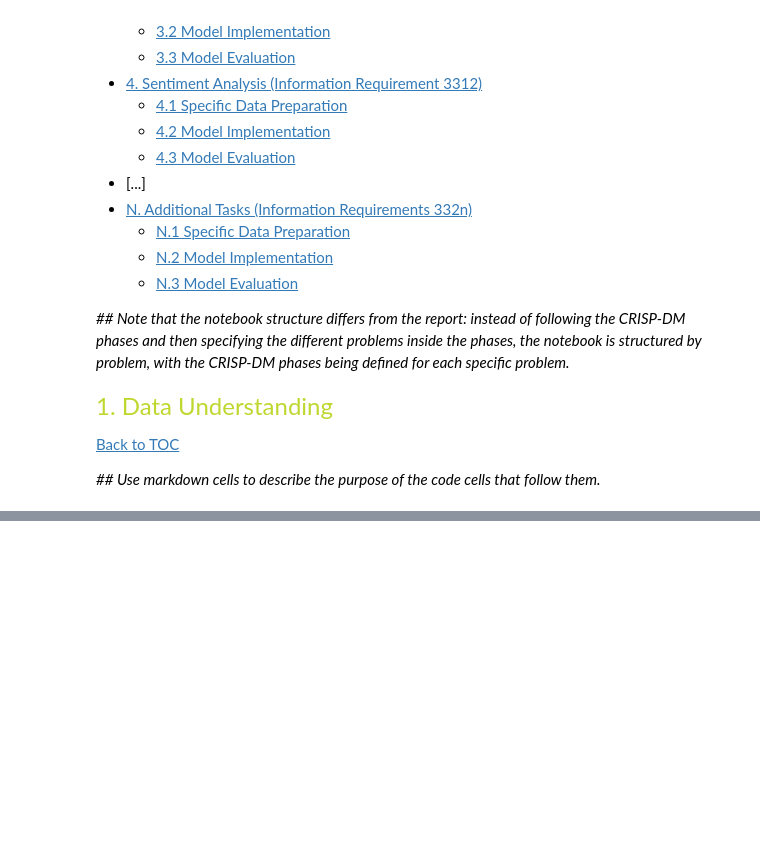
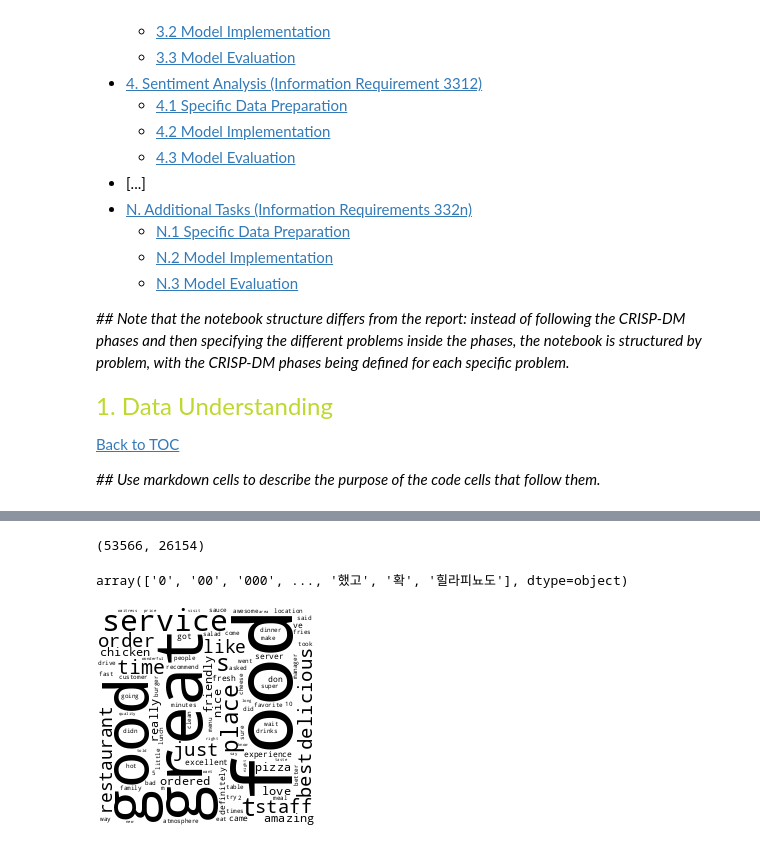
Before and after one commit to Dari212/TextMiningProject, a Jupyter notebook: TM2526_project_sow_Annex_B_Notebook_Template.ipynb, the cells around one changed output, grey strips where cells are left out. Drawn from its saved outputs; the diff is of its cells as text; code cells hidden in the pictures; blank space fills up the shorter version.

Commit message:
initial sentiment analysis

```diff
--- a/TM2526_project_sow_Annex_B_Notebook_Template.ipynb
+++ b/TM2526_project_sow_Annex_B_Notebook_Template.ipynb
@@ -52,0 +84,3 @@ text_mining_project_simulator()
+# %%
+dataset_sent = pd.read_csv(r"data_atlanta\atlanta_restaurant_slice_2023.csv")
+dataset_sent.head()
@@ -52,0 +123,2 @@ text_mining_project_simulator()
+# %%
+dataset_sent.drop(["title", "categoryName", "website", "url"], axis=1, inplace=True)
@@ -52,0 +182,21 @@ text_mining_project_simulator()
+# %%
+bow_vectorizer = CountVectorizer(token_pattern=r"(?u)\b\w+\b", lowercase=True, stop_words="english")
+bow_td_matrix = bow_vectorizer.fit_transform(dataset_sent["text"]).toarray()
+dataset_sent["initial_bow_vector"] = list(bow_td_matrix)
+bow_word_list = bow_vectorizer.get_feature_names_out()
+# %%
+bow_td_matrix.shape #it has 26154 unique words
+# %% [output]
+(53566, 26154)
+# %%
+bow_word_list #chinese?
+# %% [output]
+array(['0', '00', '000', ..., '했고', '확', '힐라피뇨도'], dtype=object)
+# %%
+raw_vocab = utils.word_freq_calculator(bow_td_matrix, bow_word_list, df_output=False)
+# %%
+wc = WordCloud(background_color="white",max_words=120, width = 220,height = 220, color_func=lambda *args, **kwargs: (0,0,0))
+wc.generate_from_frequencies(raw_vocab)
+wc.to_image()
+# %% [output]
+[figure, added]
```
Also changed, not shown: parts of 33 cells of this notebook, 1 other file.
